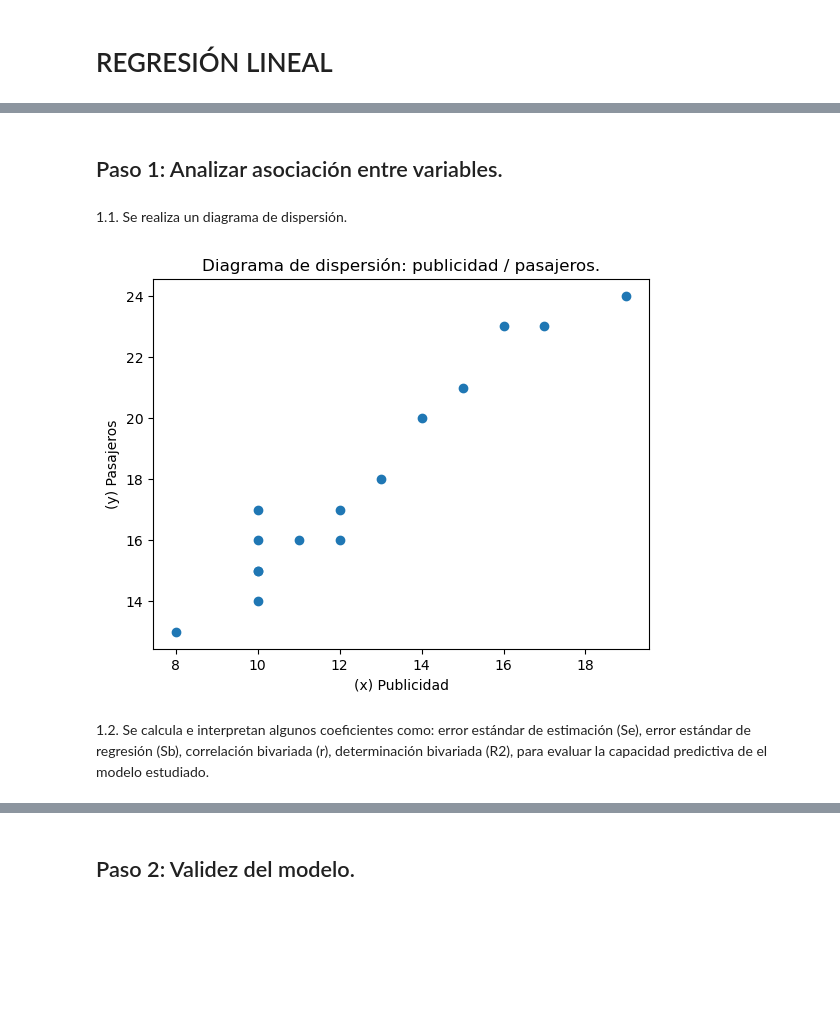
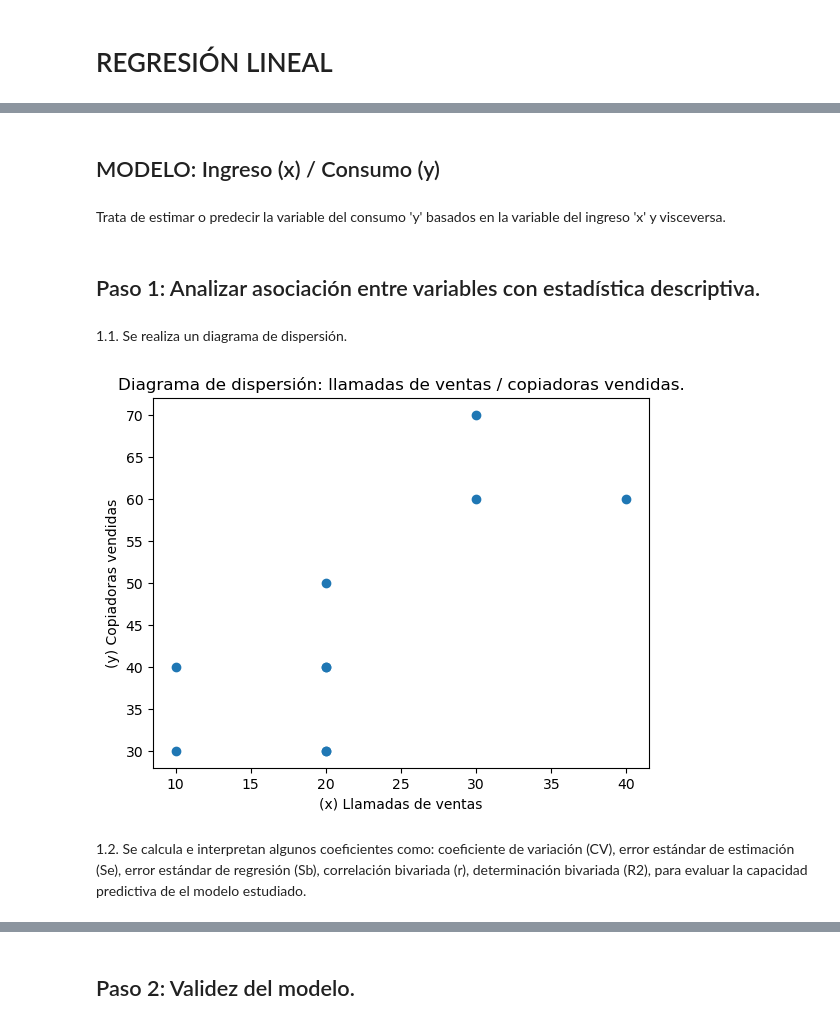
Before and after one commit to kikin3112/projets, a Jupyter notebook: regresion_lineal.ipynb, the cells around one changed output, grey strips where cells are left out. Cells and saved outputs as stored; diff of their text form; code cells hidden in the pictures; blank space fills up the shorter version.

```diff
--- a/regresion_lineal.ipynb
+++ b/regresion_lineal.ipynb
@@ -5,4 +36,8 @@
+# %% [markdown]
+## MODELO: Ingreso (x) / Consumo (y)
+# %% [markdown]
+Trata de estimar o predecir la variable del consumo 'y' basados en la variable del ingreso 'x' y visceversa.
 # %% [markdown]
-## Paso 1: Analizar asociación entre variables.
+## Paso 1: Analizar asociación entre variables con estadística descriptiva.
 # %% [markdown]
 1.1. Se realiza un diagrama de dispersión.
@@ -12,23 +44,34 @@ y = [30,60,40,60,30,40,40,50,30,70]
 # %%
-import numpy as np
-import matplotlib.pyplot as plt
+###---DATOS---###
+#ejemplo 11.4 pág. 332 Estadistica aplicada - WEBSTER
 
-###---DATOS---###
-#ejemplo 11.4 pág. 344 Estadistica aplicada - WEBSTER
+#x = np.array([10,12,8,17,10,15,10,14,19,10,11,13,16,10,12])
+#y = np.array([15,17,13,23,16,21,14,20,24,17,16,18,23,15,16])
+#eje_x = 'Publicidad'
+#eje_y = 'Pasajeros'
 
-x = np.array([10,12,8,17,10,15,10,14,19,10,11,13,16,10,12])
-y = np.array([15,17,13,23,16,21,14,20,24,17,16,18,23,15,16])
-eje_x = input('Ingrese el nombre de la variable x: ')
-eje_y = input('Ingrese el nombre de la variable y: ')
+#ejemplo pág. 466 Estadística aplicada - LIND
+
+x = np.array([20,40,20,30,10,10,20,20,20,30])
+y = np.array([30,60,40,60,30,40,40,50,30,70])
+eje_x = 'Llamadas de ventas'
+eje_y = 'Copiadoras vendidas'
+
+#ejemplo CLASE APLICADA
+
+#x = np.array([70,65,90,95,110,115,120,140,155,150])
+#y = np.array([80,100,120,140,160,180,200,220,240,260])
+#eje_x = 'Ingreso'
+#eje_y = 'Consumo'
 
 ###---DIAGRAMA DE DISPERSIÓN---###
 
 plt.title('Diagrama de dispersión: {} / {}.'.format(eje_x.lower(), eje_y.lower()))
 plt.xlabel('(x) {}'.format(eje_x))
 plt.ylabel('(y) {}'.format(eje_y))
 plt.scatter(x, y) #gráfico de dispersión
 plt.show() #for clean output
 # %% [output]
-[figure, old version]
+[figure, new version]
 # %% [markdown]
-1.2. Se calcula e interpretan algunos coeficientes como: error estándar de estimación (Se), error estándar de regresión (Sb), correlación bivariada (r), determinación bivariada (R2), para evaluar la capacidad predictiva de el modelo estudiado.
+1.2. Se calcula e interpretan algunos coeficientes como: coeficiente de variación (CV), error estándar de estimación (Se), error estándar de regresión (Sb), correlación bivariada (r), determinación bivariada (R2), para evaluar la capacidad predictiva de el modelo estudiado.
```
Also changed, not shown: parts of 13 cells of this notebook.
